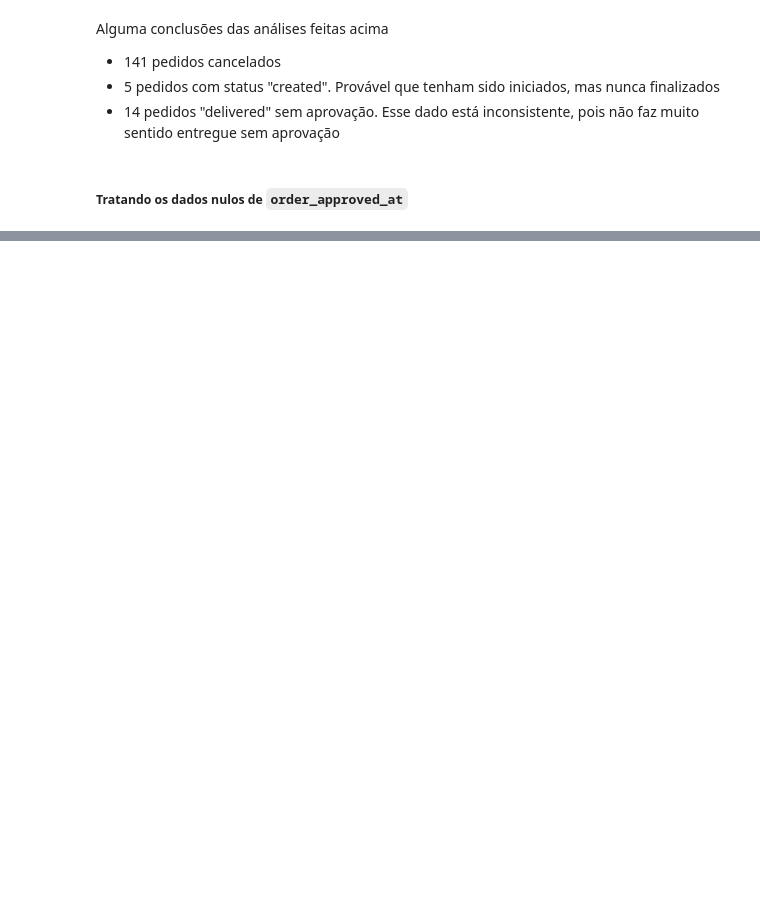
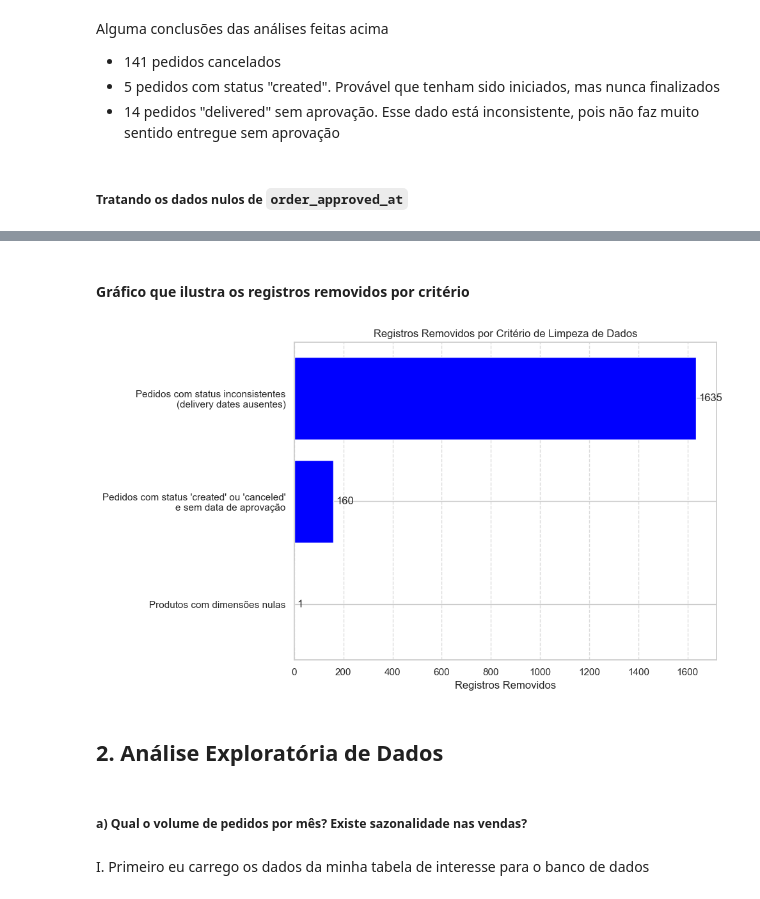
Before and after one commit to DaviRic/triggo.ia-project, a Jupyter notebook: notebook/main.ipynb, the cells around one changed output, grey strips where cells are left out. Drawn from its saved outputs; the diff is of its cells as text; code cells hidden in the pictures; blank space fills up the shorter version.

```diff
--- a/notebook/main.ipynb
+++ b/notebook/main.ipynb
@@ -435,0 +515,32 @@ Nesse processo, foi gerado o DataFrame `df_orders_produtos`. Esse DataFrame reú
+# %% [markdown]
+#### Gráfico que ilustra os registros removidos por critério
+# %%
+import matplotlib.pyplot as plt
+
+etapas = [
+    "Produtos com dimensões nulas",
+    "Pedidos com status 'created' ou 'canceled'\ne sem data de aprovação",
+    "Pedidos com status inconsistentes\n(delivery dates ausentes)",
+]
+registros_removidos = [1, 160, 1635]
+
+plt.figure(figsize=(10, 6))
+bars = plt.barh(etapas, registros_removidos, color="blue")
+plt.xlabel("Registros Removidos")
+plt.title("Registros Removidos por Critério de Limpeza de Dados")
+
+for bar in bars:
+    width = bar.get_width()
+    plt.text(width + 10, bar.get_y() + bar.get_height()/2, str(width), va='center')
+
+plt.tight_layout()
+plt.grid(axis='x', linestyle='--', alpha=0.7)
+plt.show()
+# %% [output]
+[figure, added]
+# %% [markdown]
+## 2. Análise Exploratória de Dados
+# %% [markdown]
+##### a) Qual o volume de pedidos por mês? Existe sazonalidade nas vendas?
+# %% [markdown]
+I. Primeiro eu carrego os dados da minha tabela de interesse para o banco de dados
```
Also changed, not shown: parts of 22 cells of this notebook.
